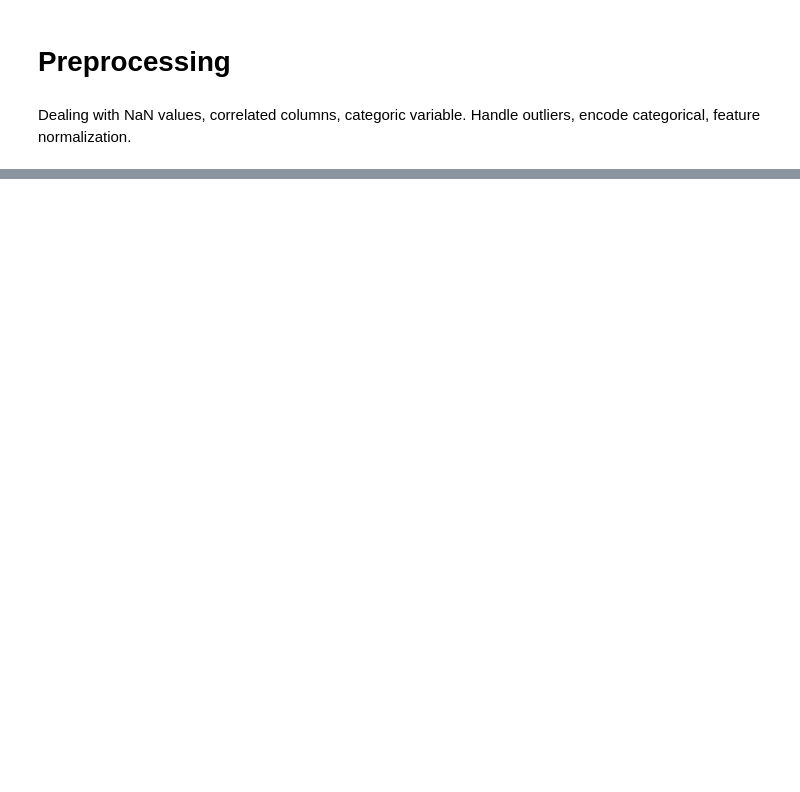
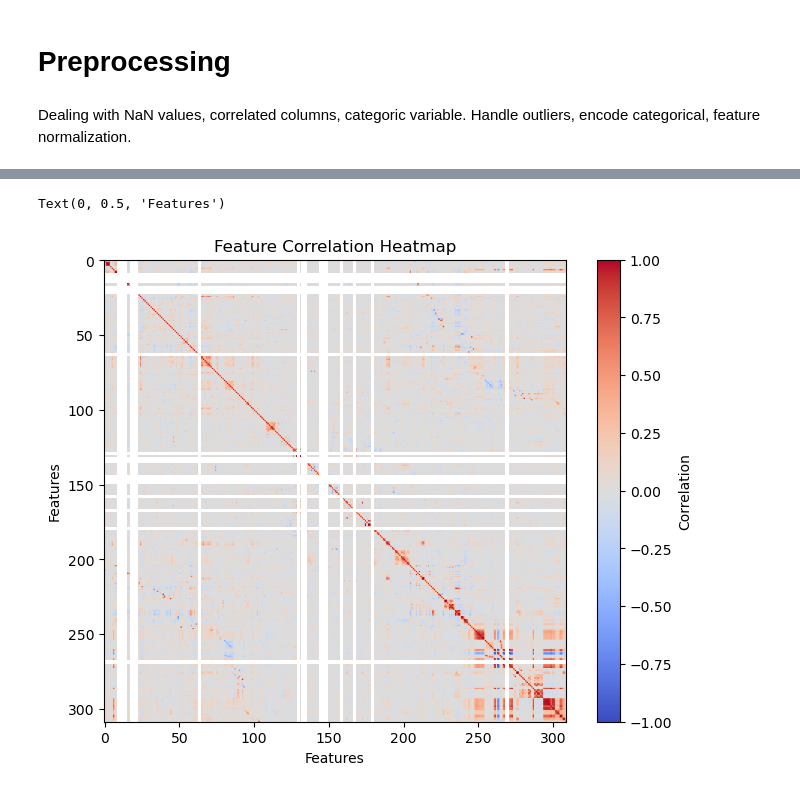
Before and after one commit to nathanmutin/MilaLyon, a Jupyter notebook: run.ipynb, the cells around one changed output, grey strips where cells are left out. Cells and saved outputs as stored; diff of their text form; code cells hidden in the pictures; blank space fills up the shorter version.

Commit message:
Correlation matrix

```diff
--- a/run.ipynb
+++ b/run.ipynb
@@ -63,0 +126,13 @@ Number of columns without NaNs: 94
+# %%
+corr_matrix = np.corrcoef(x_train, rowvar=False)  # shape (D, D)
+
+# Step 2: Plot heatmap
+plt.figure(figsize=(8, 6))
+plt.imshow(corr_matrix, cmap='coolwarm', vmin=-1, vmax=1)
+plt.colorbar(label='Correlation')
+plt.title("Feature Correlation Heatmap")
+plt.xlabel("Features")
+plt.ylabel("Features")
+# %% [output]
+Text(0, 0.5, 'Features')
+[figure, added]
```
Also changed, not shown: parts of 11 cells of this notebook, 1 other file.
